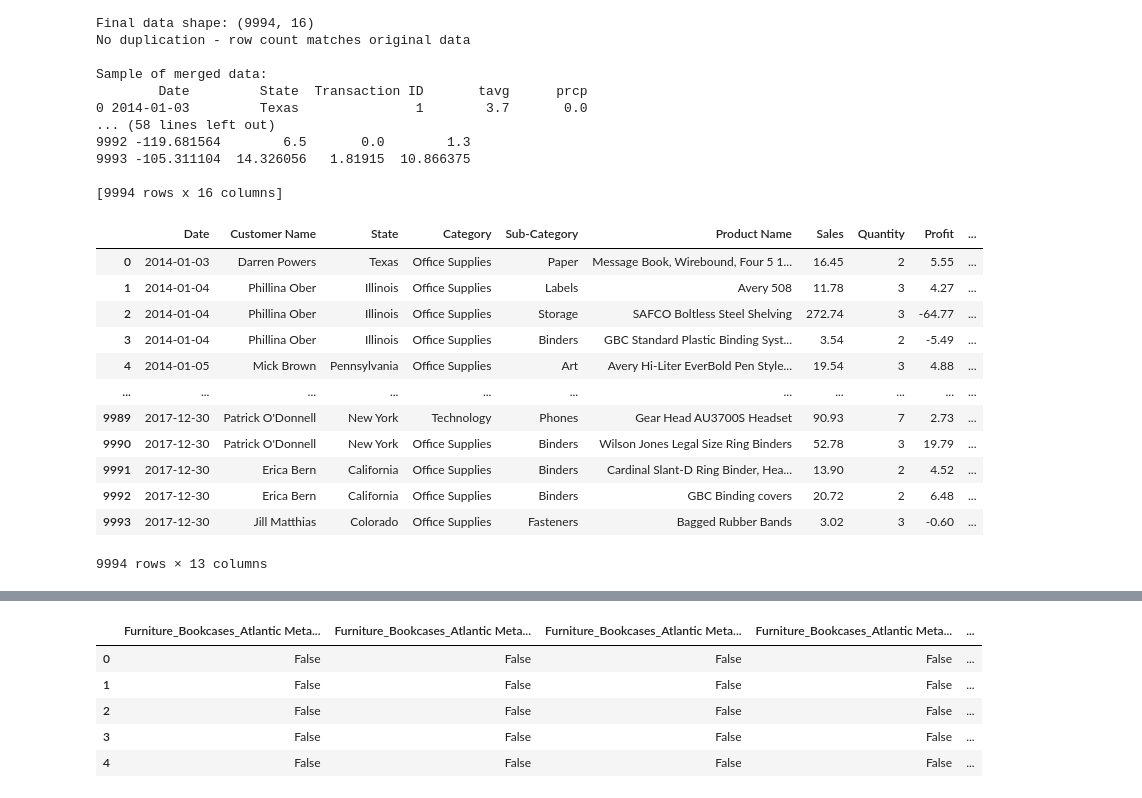
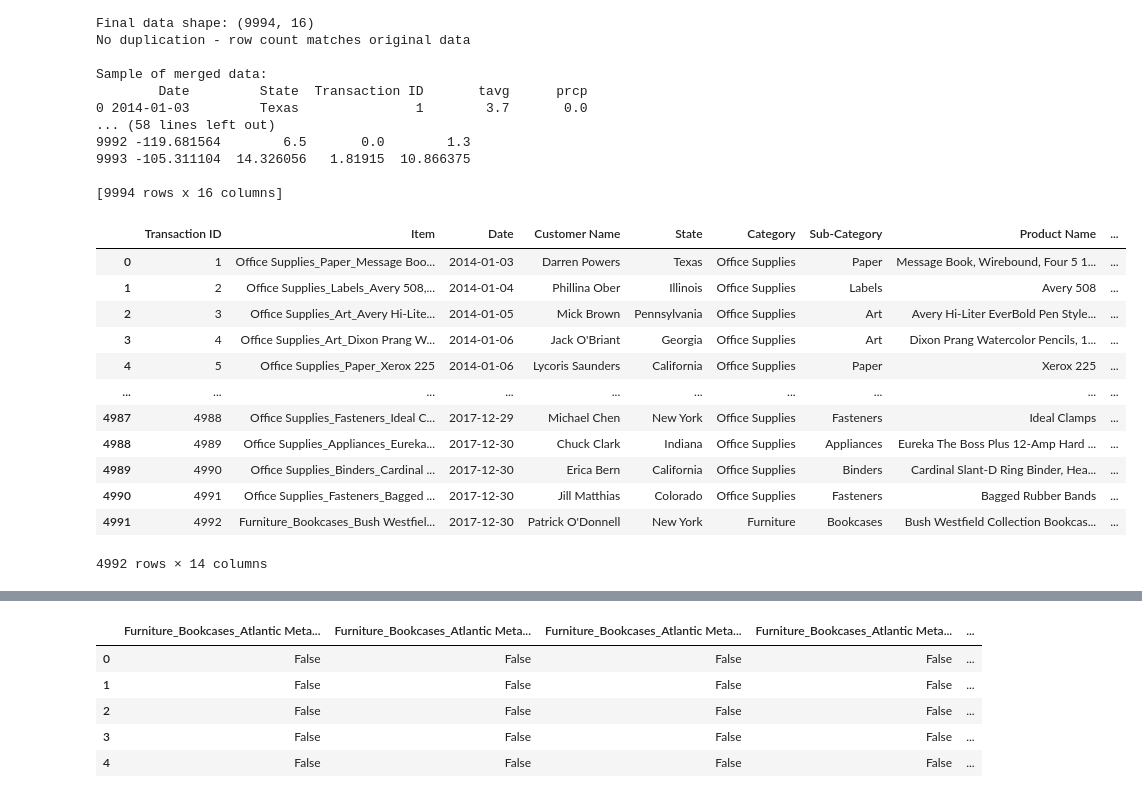
Before and after one commit to MaharLeika18/Data-Mining---Python, a Jupyter notebook: Final_Exam/ClusterAnalysis.ipynb, the cells around one changed output, grey strips where cells are left out. Saved outputs shown, nothing was run; the diff lists cells and outputs as text; code cells hidden in the pictures.

Commit message:
Concat Item Name & Aggregation

```diff
--- a/Final_Exam/ClusterAnalysis.ipynb
+++ b/Final_Exam/ClusterAnalysis.ipynb
@@ -323,23 +367,34 @@ Sample of merged data:
 
 [9994 rows x 16 columns]
 # %%
-# Drop unnecessary cols
+# Drop unnecessary cols, concat product categories + name
 data_with_weather = data_with_weather.drop(columns=['Coords', 'Latitude', 'Longitude'])
+data_with_weather['Item'] = data_with_weather['Category'] + '_' + data_with_weather['Sub-Category'] + '_' + data_with_weather['Product Name']
+
+# Aggregate Item by ID
+data_with_weather = (
+    data_with_weather.groupby("Transaction ID")
+        .agg({
+            "Item": lambda x: ", ".join(x),
+            **{col: "first" for col in data_with_weather.columns if col not in ["Transaction ID", "Item"]}
+        })
+        .reset_index()
+)
 
 # Export
 data_with_weather.to_csv('retail_data_with_weather.csv', index=False)
 display(data_with_weather)
 # %% [output]
-|  | Date | Customer Name | State | Category | Sub-Category | Product Name | Sales | Quantity | Profit | ... |
-| 0 | 2014-01-03 | Darren Powers | Texas | Office Supplies | Paper | Message Book, Wirebound, Four 5 1... | 16.45 | 2 | 5.55 | ... |
-| 1 | 2014-01-04 | Phillina Ober | Illinois | Office Supplies | Labels | Avery 508 | 11.78 | 3 | 4.27 | ... |
-| 2 | 2014-01-04 | Phillina Ober | Illinois | Office Supplies | Storage | SAFCO Boltless Steel Shelving | 272.74 | 3 | -64.77 | ... |
-| 3 | 2014-01-04 | Phillina Ober | Illinois | Office Supplies | Binders | GBC Standard Plastic Binding Syst... | 3.54 | 2 | -5.49 | ... |
-| 4 | 2014-01-05 | Mick Brown | Pennsylvania | Office Supplies | Art | Avery Hi-Liter EverBold Pen Style... | 19.54 | 3 | 4.88 | ... |
-| ... | ... | ... | ... | ... | ... | ... | ... | ... | ... | ... |
-| 9989 | 2017-12-30 | Patrick O'Donnell | New York | Technology | Phones | Gear Head AU3700S Headset | 90.93 | 7 | 2.73 | ... |
-| 9990 | 2017-12-30 | Patrick O'Donnell | New York | Office Supplies | Binders | Wilson Jones Legal Size Ring Binders | 52.78 | 3 | 19.79 | ... |
-| 9991 | 2017-12-30 | Erica Bern | California | Office Supplies | Binders | Cardinal Slant-D Ring Binder, Hea... | 13.90 | 2 | 4.52 | ... |
-| 9992 | 2017-12-30 | Erica Bern | California | Office Supplies | Binders | GBC Binding covers | 20.72 | 2 | 6.48 | ... |
-| 9993 | 2017-12-30 | Jill Matthias | Colorado | Office Supplies | Fasteners | Bagged Rubber Bands | 3.02 | 3 | -0.60 | ... |
+|  | Transaction ID | Item | Date | Customer Name | State | Category | Sub-Category | Product Name | ... |
+| 0 | 1 | Office Supplies_Paper_Message Boo... | 2014-01-03 | Darren Powers | Texas | Office Supplies | Paper | Message Book, Wirebound, Four 5 1... | ... |
+| 1 | 2 | Office Supplies_Labels_Avery 508,... | 2014-01-04 | Phillina Ober | Illinois | Office Supplies | Labels | Avery 508 | ... |
+| 2 | 3 | Office Supplies_Art_Avery Hi-Lite... | 2014-01-05 | Mick Brown | Pennsylvania | Office Supplies | Art | Avery Hi-Liter EverBold Pen Style... | ... |
+| 3 | 4 | Office Supplies_Art_Dixon Prang W... | 2014-01-06 | Jack O'Briant | Georgia | Office Supplies | Art | Dixon Prang Watercolor Pencils, 1... | ... |
+| 4 | 5 | Office Supplies_Paper_Xerox 225 | 2014-01-06 | Lycoris Saunders | California | Office Supplies | Paper | Xerox 225 | ... |
+| ... | ... | ... | ... | ... | ... | ... | ... | ... | ... |
+| 4987 | 4988 | Office Supplies_Fasteners_Ideal C... | 2017-12-29 | Michael Chen | New York | Office Supplies | Fasteners | Ideal Clamps | ... |
+| 4988 | 4989 | Office Supplies_Appliances_Eureka... | 2017-12-30 | Chuck Clark | Indiana | Office Supplies | Appliances | Eureka The Boss Plus 12-Amp Hard ... | ... |
+| 4989 | 4990 | Office Supplies_Binders_Cardinal ... | 2017-12-30 | Erica Bern | California | Office Supplies | Binders | Cardinal Slant-D Ring Binder, Hea... | ... |
+| 4990 | 4991 | Office Supplies_Fasteners_Bagged ... | 2017-12-30 | Jill Matthias | Colorado | Office Supplies | Fasteners | Bagged Rubber Bands | ... |
+| 4991 | 4992 | Furniture_Bookcases_Bush Westfiel... | 2017-12-30 | Patrick O'Donnell | New York | Furniture | Bookcases | Bush Westfield Collection Bookcas... | ... |
-9994 rows × 13 columns
+4992 rows × 14 columns
```
Also changed, not shown: parts of 2 cells of this notebook, 1 other file.
